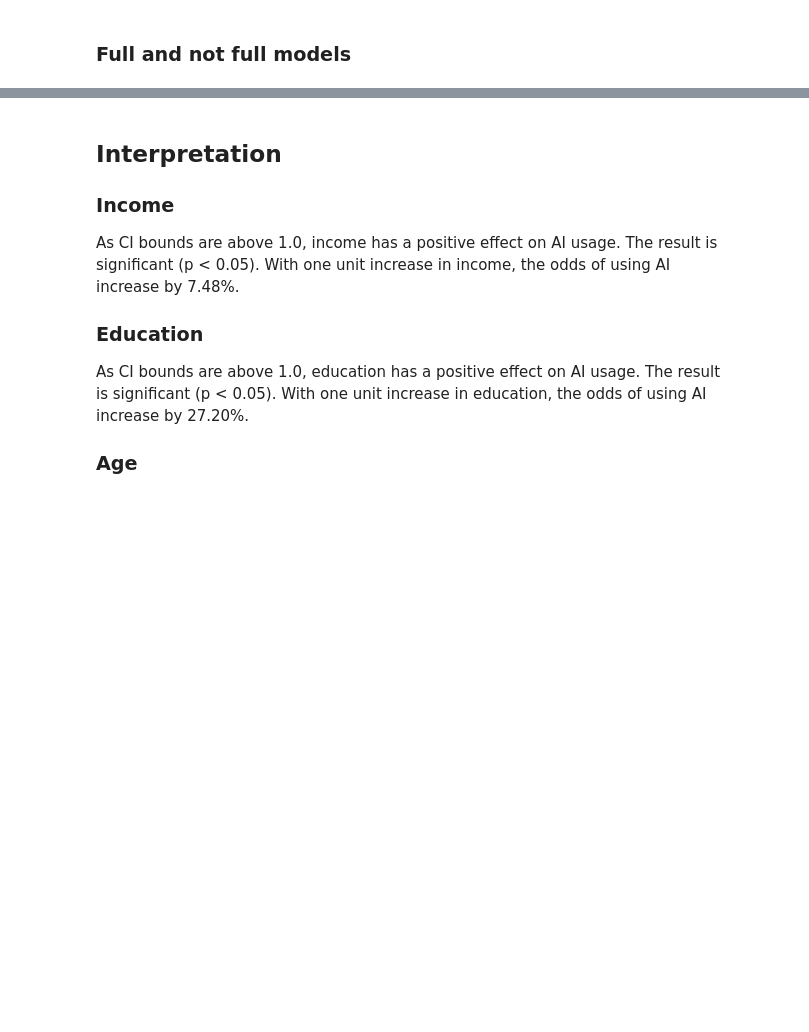
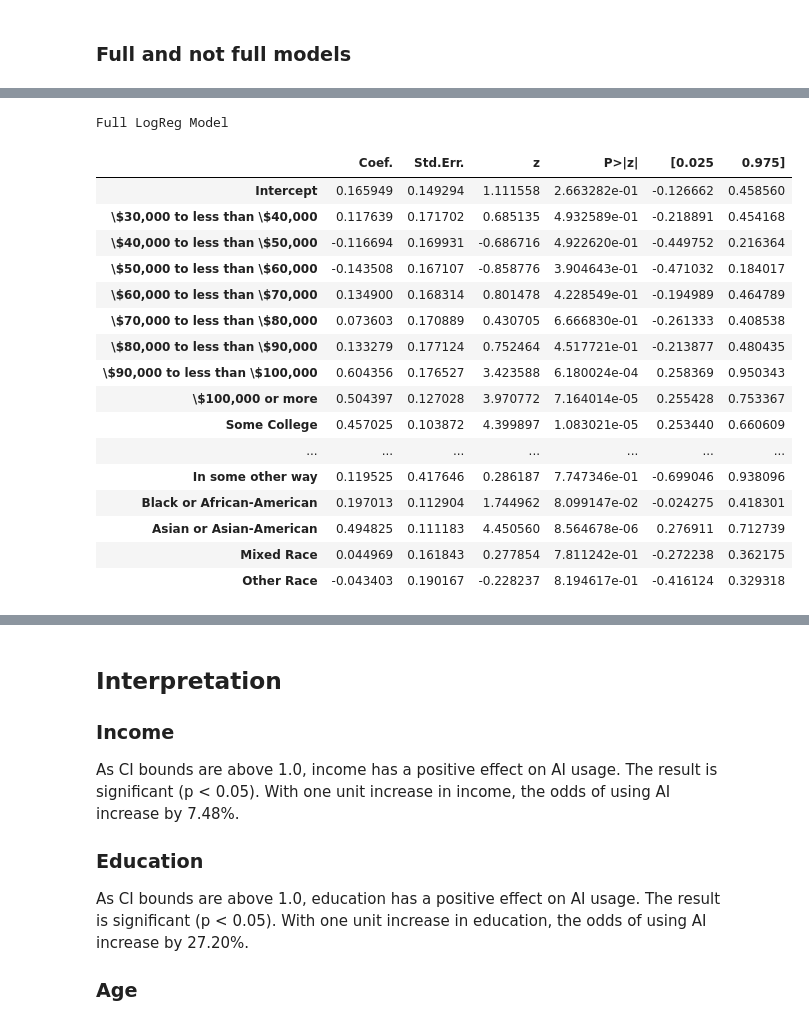
Before and after one commit to shambhavi-20/miniProject2, a Jupyter notebook: atp-w152.ipynb, the cells around one changed output, grey strips where cells are left out. Saved outputs shown, nothing was run; the diff lists cells and outputs as text; code cells hidden in the pictures; blank space fills up the shorter version.

```diff
--- a/atp-w152.ipynb
+++ b/atp-w152.ipynb
@@ -383,6 +433,61 @@ C(F_RACECMB)[T.3.0]      0.4948      0.111      4.451      0.000       0.277
 C(F_RACECMB)[T.4.0]      0.0450      0.162      0.278      0.781      -0.272       0.362
 C(F_RACECMB)[T.5.0]     -0.0434      0.190     -0.228      0.819      -0.416       0.329
 ========================================================================================
+# %%
+summary_table = full_logreg_model.summary2().tables[1]
+
+rename_dict = {
+    "Intercept": "Intercept",
+
+    "C(F_INC_SDT1)[T.2.0]": r"\$30,000 to less than \$40,000",
+    "C(F_INC_SDT1)[T.3.0]": r"\$40,000 to less than \$50,000",
+    "C(F_INC_SDT1)[T.4.0]": r"\$50,000 to less than \$60,000",
+    "C(F_INC_SDT1)[T.5.0]": r"\$60,000 to less than \$70,000",
+    "C(F_INC_SDT1)[T.6.0]": r"\$70,000 to less than \$80,000",
+    "C(F_INC_SDT1)[T.7.0]": r"\$80,000 to less than \$90,000",
+    "C(F_INC_SDT1)[T.8.0]": r"\$90,000 to less than \$100,000",
+    "C(F_INC_SDT1)[T.9.0]": r"\$100,000 or more",
+
+    "C(F_EDUCCAT)[T.2]": "Some College",
+    "C(F_EDUCCAT)[T.3]": "College graduate+",
+
+    "C(F_AGECAT)[T.2.0]": "30-49",
+    "C(F_AGECAT)[T.3.0]": "50-64",
+    "C(F_AGECAT)[T.4.0]": "65+",
+
+    "C(F_GENDER)[T.2.0]": "Female",
+    "C(F_GENDER)[T.3.0]": "In some other way",
+
+    "C(F_RACECMB)[T.2.0]": "Black or African-American",
+    "C(F_RACECMB)[T.3.0]": "Asian or Asian-American",
+    "C(F_RACECMB)[T.4.0]": "Mixed Race",
+    "C(F_RACECMB)[T.5.0]": "Other Race"
+}
+
+summary_table = summary_table.rename(index=rename_dict)
+
+print('Full LogReg Model')
+
+summary_table
+# %% [output]
+Full LogReg Model
+|  | Coef. | Std.Err. | z | P>|z| | [0.025 | 0.975] |
+| Intercept | 0.165949 | 0.149294 | 1.111558 | 2.663282e-01 | -0.126662 | 0.458560 |
+| \$30,000 to less than \$40,000 | 0.117639 | 0.171702 | 0.685135 | 4.932589e-01 | -0.218891 | 0.454168 |
+| \$40,000 to less than \$50,000 | -0.116694 | 0.169931 | -0.686716 | 4.922620e-01 | -0.449752 | 0.216364 |
+| \$50,000 to less than \$60,000 | -0.143508 | 0.167107 | -0.858776 | 3.904643e-01 | -0.471032 | 0.184017 |
+| \$60,000 to less than \$70,000 | 0.134900 | 0.168314 | 0.801478 | 4.228549e-01 | -0.194989 | 0.464789 |
+| \$70,000 to less than \$80,000 | 0.073603 | 0.170889 | 0.430705 | 6.666830e-01 | -0.261333 | 0.408538 |
+| \$80,000 to less than \$90,000 | 0.133279 | 0.177124 | 0.752464 | 4.517721e-01 | -0.213877 | 0.480435 |
+| \$90,000 to less than \$100,000 | 0.604356 | 0.176527 | 3.423588 | 6.180024e-04 | 0.258369 | 0.950343 |
+| \$100,000 or more | 0.504397 | 0.127028 | 3.970772 | 7.164014e-05 | 0.255428 | 0.753367 |
+| Some College | 0.457025 | 0.103872 | 4.399897 | 1.083021e-05 | 0.253440 | 0.660609 |
+| ... | ... | ... | ... | ... | ... | ... |
+| In some other way | 0.119525 | 0.417646 | 0.286187 | 7.747346e-01 | -0.699046 | 0.938096 |
+| Black or African-American | 0.197013 | 0.112904 | 1.744962 | 8.099147e-02 | -0.024275 | 0.418301 |
+| Asian or Asian-American | 0.494825 | 0.111183 | 4.450560 | 8.564678e-06 | 0.276911 | 0.712739 |
+| Mixed Race | 0.044969 | 0.161843 | 0.277854 | 7.811242e-01 | -0.272238 | 0.362175 |
+| Other Race | -0.043403 | 0.190167 | -0.228237 | 8.194617e-01 | -0.416124 | 0.329318 |
 # %%
 income_only_model = smf.logit('CHATUSE_W152 ~ C(F_INC_SDT1)', data=data).fit()
 print(income_only_model.summary())
```
Also changed, not shown: parts of 18 cells of this notebook.
